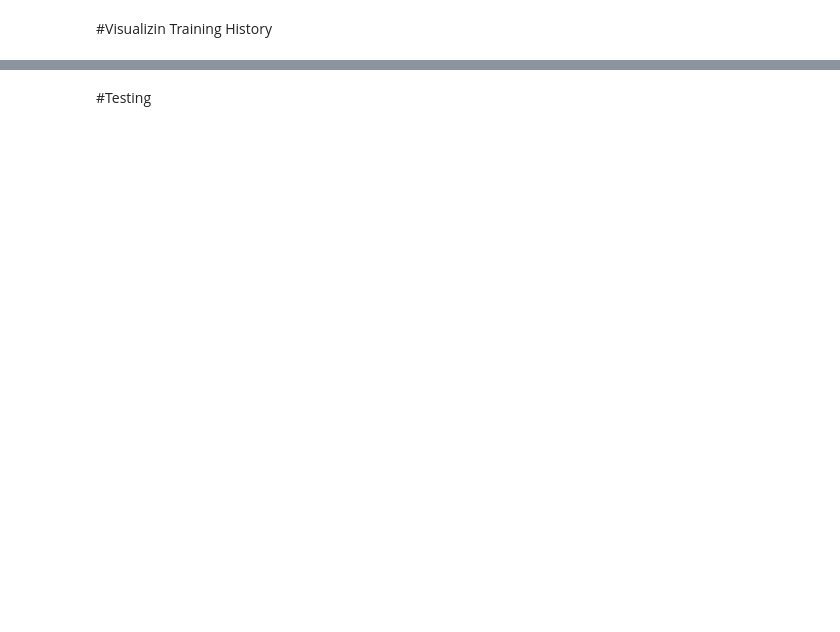
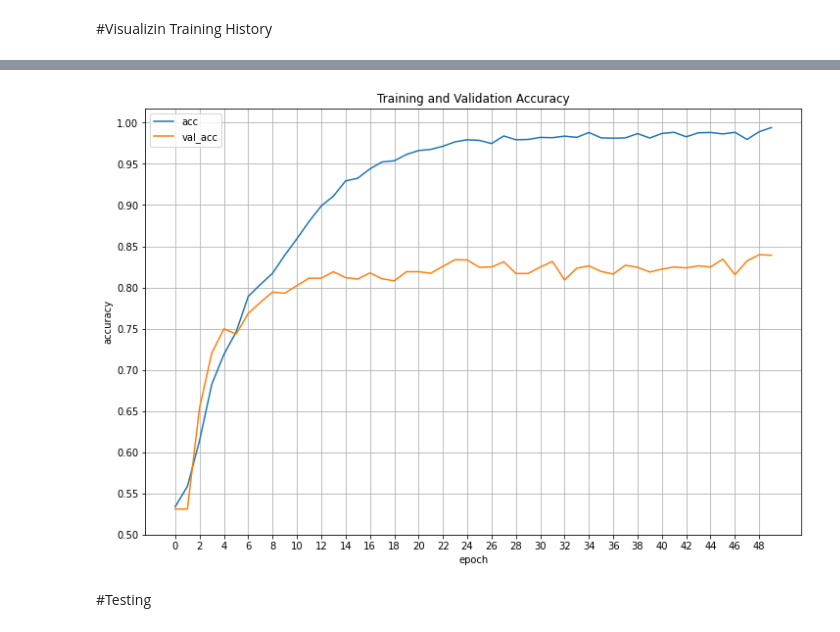
Before and after one commit to abdelrahman4578/Neural-Network-Project, a Jupyter notebook: main.ipynb, the cells around one changed output, grey strips where cells are left out. Cells and saved outputs as stored; diff of their text form; code cells hidden in the pictures; blank space fills up the shorter version.

```diff
--- a/main.ipynb
+++ b/main.ipynb
@@ -183,13 +181,15 @@ plt.show()
 # %%
 hist_df = pd.DataFrame(history.history)
-hist_df.plot(y=['accuracy', 'val_accuracy'], figsize=(12, 8))
+hist_df.plot(y=['acc', 'val_acc'], figsize=(12, 8))
 plt.xlabel('epoch')
 plt.ylabel('accuracy')
 plt.title('Training and Validation Accuracy')
 plt.grid(axis='both')
-plt.xticks(np.arange(0, 121, 5))
+plt.xticks(np.arange(0, 50, 2))
 plt.yticks(np.arange(0.5, 1.01, 0.05))
 plt.show()
+# %% [output]
+[figure, added]
 # %% [markdown]
 #Testing
 # %%
```
Also changed, not shown: parts of 12 cells of this notebook.
